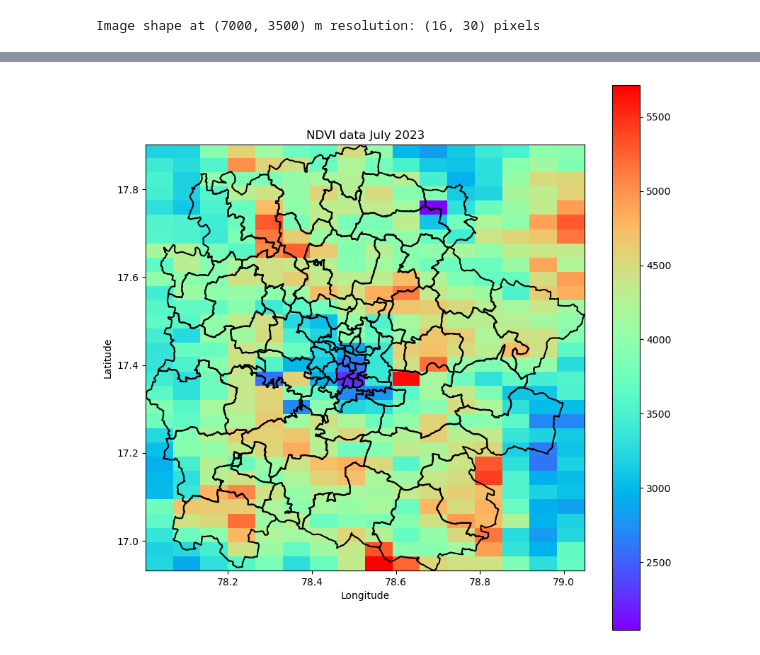
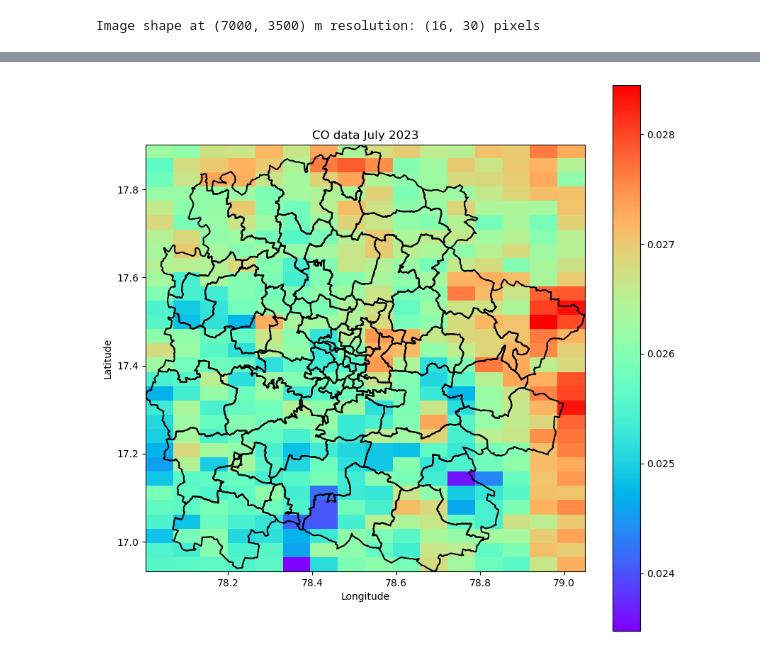
Before and after one commit to Rishi-Bharadwaj/air_pollution_correlation, a Jupyter notebook: Notebooks/straight_tiff.ipynb, the cells around one changed output, grey strips where cells are left out. Saved outputs shown, nothing was run; the diff lists cells and outputs as text; code cells hidden in the pictures.

```diff
--- a/Notebooks/straight_tiff.ipynb
+++ b/Notebooks/straight_tiff.ipynb
@@ -138,36 +138,36 @@ import geopandas as gpd
 shapefile_path = r'C:\Users\rishi\ml_projects\climate\hmda_boundary\hmda_boundary.shp'
 gdf = gpd.read_file(shapefile_path)
 
 import rasterio
 from rasterio.plot import show
 
 import matplotlib.pyplot as plt
 import matplotlib.colors as mcolors
 # Load the GeoTIFF file
 vmin = .035  # Minimum value for normalization
 vmax = .04  # Maximum value for normalization
 
 # Open the GeoTIFF file
-tiff_file = r'C:\Users\rishi\ml_projects\climate\Notebooks\resampled_image_ndvi.tif'
+tiff_file = r'C:\Users\rishi\ml_projects\climate\Notebooks\data\CO\c9c65b1d28d057a64b4744bb7664f861\response.tiff'
 with rasterio.open(tiff_file) as dataset:
     # Create a normalization instance
     #norm = mcolors.Normalize(vmin=vmin, vmax=vmax)
 
     # Display the image with geospatial context
     fig, ax = plt.subplots(figsize=(10, 10))
     show(dataset, ax=ax, cmap='rainbow')
-    plt.title('NDVI data July 2023')
+    plt.title('CO data July 2023')
 
     # Add a colorbar with the same normalization
     plt.colorbar(ax.images[0], ax=ax, orientation='vertical')
     plt.xlabel('Longitude')
     plt.ylabel('Latitude')
     # Plot the boundary of the GeoDataFrame
     gdf.boundary.plot(ax=ax, edgecolor='black')
 
     plt.show()
 # %% [output]
-[figure, old version]
+[figure, new version]
 # %%
 with rasterio.open(tiff_file) as dataset:
     # Print metadata
```
Also changed, not shown: parts of 2 cells of this notebook, 12 other files.
